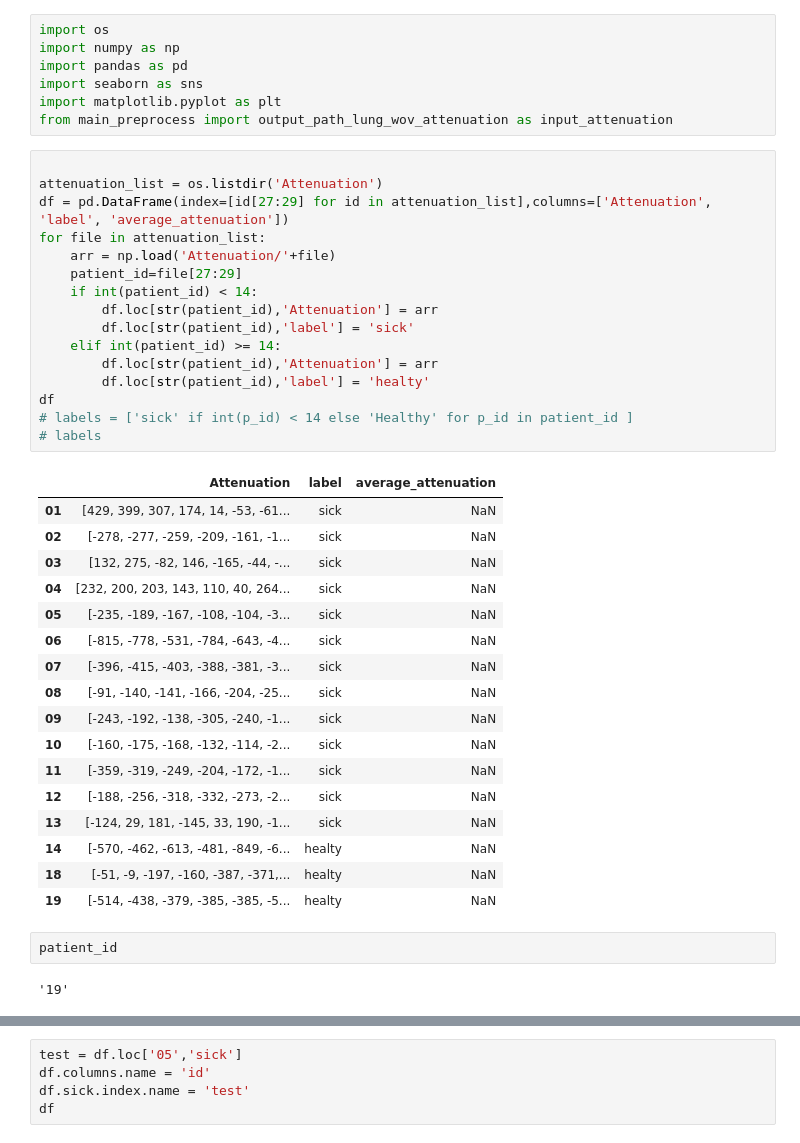
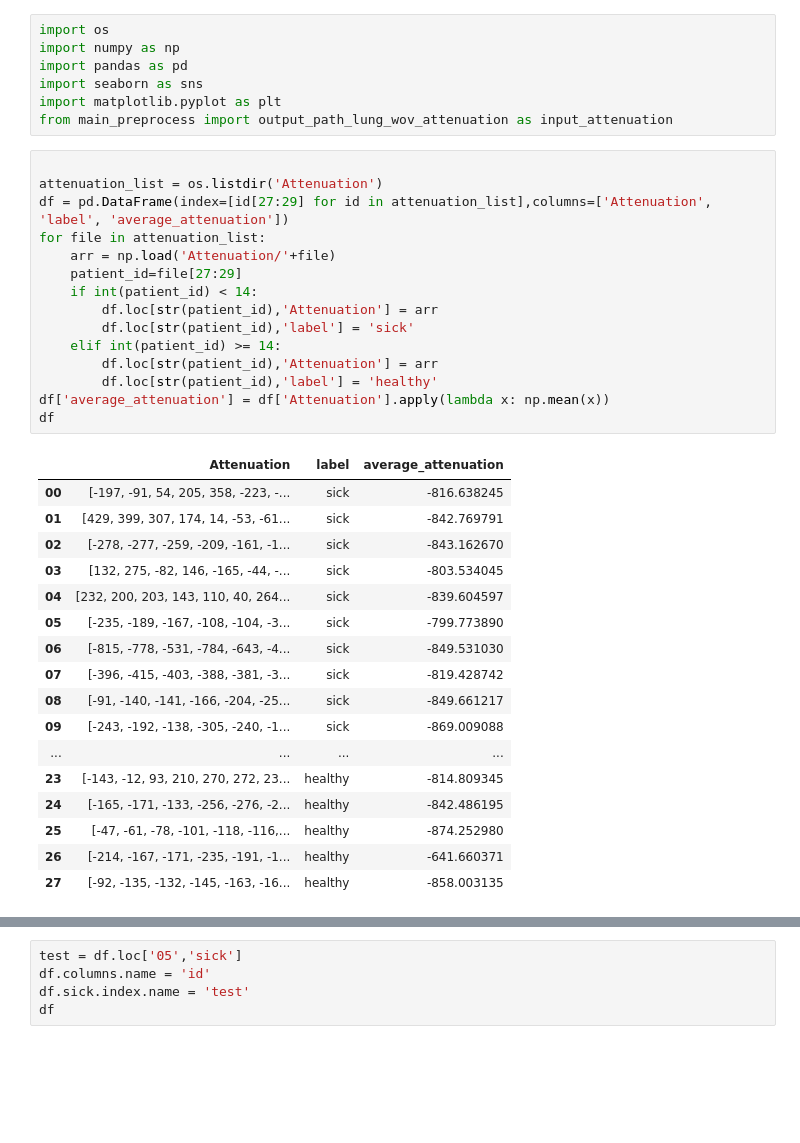
Before and after one commit to JaSeKii/BachelorProject, a Jupyter notebook: Data_preprocess/visualization.ipynb, the cells around one changed output, grey strips where cells are left out. Drawn from its saved outputs; the diff is of its cells as text; blank space fills up the shorter version.

```diff
--- a/Data_preprocess/visualization.ipynb
+++ b/Data_preprocess/visualization.ipynb
@@ -8,38 +8,33 @@ from main_preprocess import output_path_lung_wov_attenuation as input_attenuatio
 # %%
 
 attenuation_list = os.listdir('Attenuation')
 df = pd.DataFrame(index=[id[27:29] for id in attenuation_list],columns=['Attenuation', 'label', 'average_attenuation'])
 for file in attenuation_list:
     arr = np.load('Attenuation/'+file)
     patient_id=file[27:29]
     if int(patient_id) < 14:
         df.loc[str(patient_id),'Attenuation'] = arr
         df.loc[str(patient_id),'label'] = 'sick'
     elif int(patient_id) >= 14:
         df.loc[str(patient_id),'Attenuation'] = arr
-        df.loc[str(patient_id),'label'] = 'healty'
+        df.loc[str(patient_id),'label'] = 'healthy'
+df['average_attenuation'] = df['Attenuation'].apply(lambda x: np.mean(x))
 df
-# labels = ['sick' if int(p_id) < 14 else 'Healthy' for p_id in patient_id ]
-# labels
 # %% [output]
 |  | Attenuation | label | average_attenuation |
-| 01 | [429, 399, 307, 174, 14, -53, -61... | sick | NaN |
-| 02 | [-278, -277, -259, -209, -161, -1... | sick | NaN |
-| 03 | [132, 275, -82, 146, -165, -44, -... | sick | NaN |
-| 04 | [232, 200, 203, 143, 110, 40, 264... | sick | NaN |
-| 05 | [-235, -189, -167, -108, -104, -3... | sick | NaN |
-| 06 | [-815, -778, -531, -784, -643, -4... | sick | NaN |
-| 07 | [-396, -415, -403, -388, -381, -3... | sick | NaN |
-| 08 | [-91, -140, -141, -166, -204, -25... | sick | NaN |
-| 09 | [-243, -192, -138, -305, -240, -1... | sick | NaN |
-| 10 | [-160, -175, -168, -132, -114, -2... | sick | NaN |
-| 11 | [-359, -319, -249, -204, -172, -1... | sick | NaN |
-| 12 | [-188, -256, -318, -332, -273, -2... | sick | NaN |
-| 13 | [-124, 29, 181, -145, 33, 190, -1... | sick | NaN |
-| 14 | [-570, -462, -613, -481, -849, -6... | healty | NaN |
-| 18 | [-51, -9, -197, -160, -387, -371,... | healty | NaN |
-| 19 | [-514, -438, -379, -385, -385, -5... | healty | NaN |
+| 00 | [-197, -91, 54, 205, 358, -223, -... | sick | -816.638245 |
+| 01 | [429, 399, 307, 174, 14, -53, -61... | sick | -842.769791 |
+| 02 | [-278, -277, -259, -209, -161, -1... | sick | -843.162670 |
+| 03 | [132, 275, -82, 146, -165, -44, -... | sick | -803.534045 |
+| 04 | [232, 200, 203, 143, 110, 40, 264... | sick | -839.604597 |
+| 05 | [-235, -189, -167, -108, -104, -3... | sick | -799.773890 |
+| 06 | [-815, -778, -531, -784, -643, -4... | sick | -849.531030 |
+| 07 | [-396, -415, -403, -388, -381, -3... | sick | -819.428742 |
+| 08 | [-91, -140, -141, -166, -204, -25... | sick | -849.661217 |
+| 09 | [-243, -192, -138, -305, -240, -1... | sick | -869.009088 |
+| ... | ... | ... | ... |
+| 23 | [-143, -12, 93, 210, 270, 272, 23... | healthy | -814.809345 |
+| 24 | [-165, -171, -133, -256, -276, -2... | healthy | -842.486195 |
+| 25 | [-47, -61, -78, -101, -118, -116,... | healthy | -874.252980 |
+| 26 | [-214, -167, -171, -235, -191, -1... | healthy | -641.660371 |
+| 27 | [-92, -135, -132, -145, -163, -16... | healthy | -858.003135 |
-# %%
-patient_id
-# %% [output]
-'19'
```
Also changed, not shown: parts of 5 cells of this notebook.
